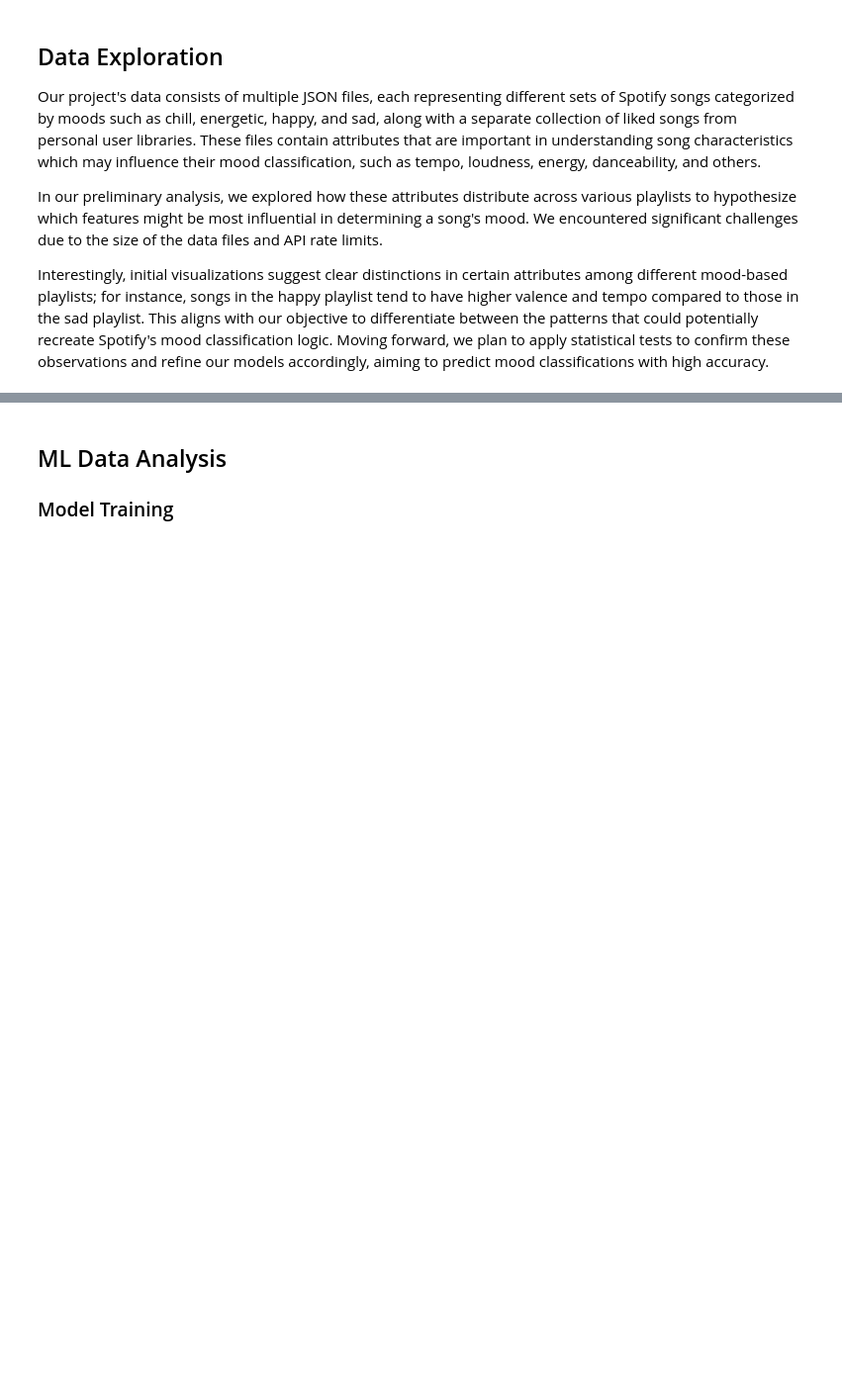
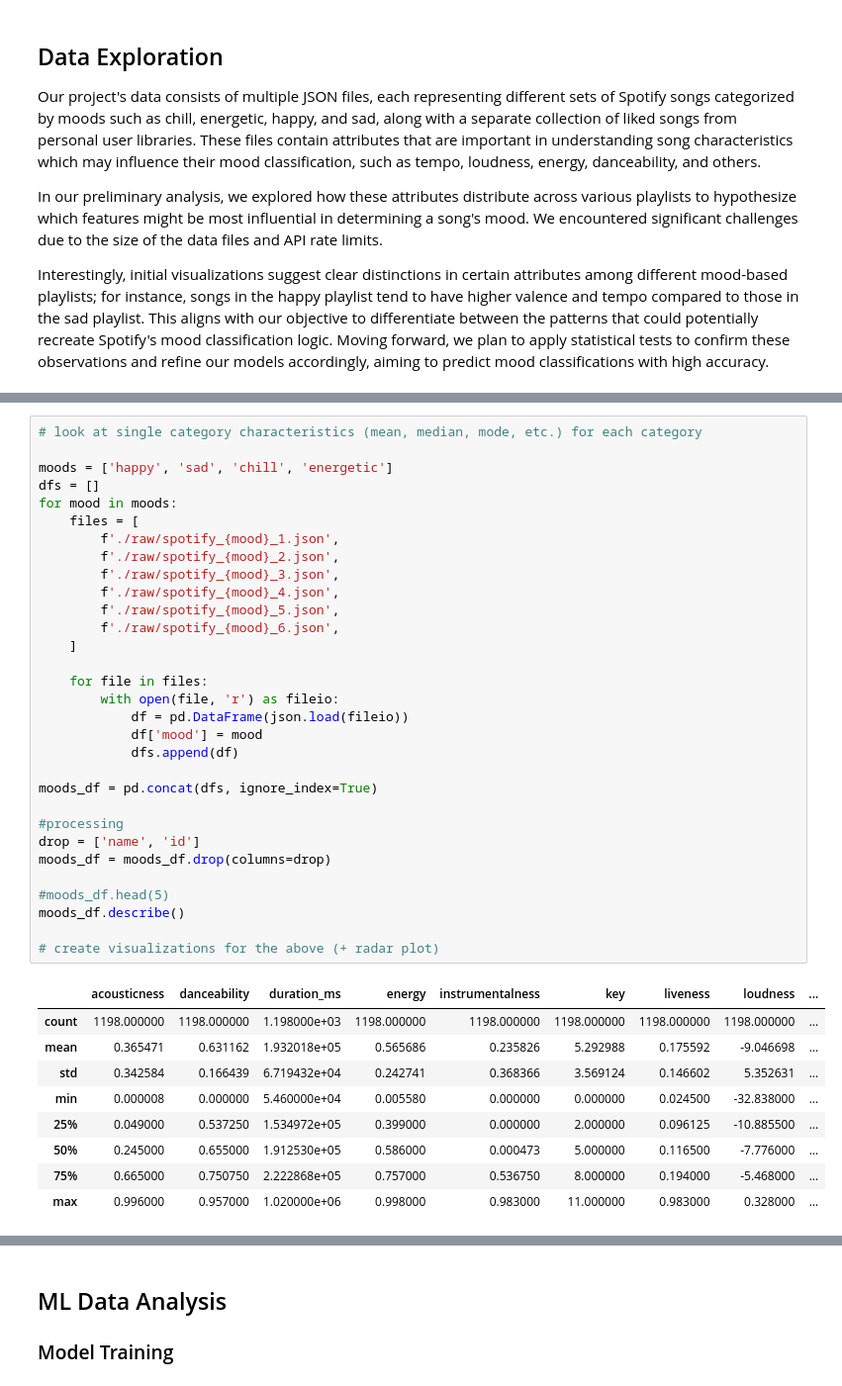
Before and after one commit to cs418-fa24/project-check-in-team-11, a Jupyter notebook: progress_report.ipynb, the cells around one changed output, grey strips where cells are left out. Shown at 99% size. Saved outputs shown, nothing was run; the diff lists cells and outputs as text; blank space fills up the shorter version.

```diff
--- a/progress_report.ipynb
+++ b/progress_report.ipynb
@@ -197,0 +239,41 @@ Interestingly, initial visualizations suggest clear distinctions in certain attr
+# %%
+# look at single category characteristics (mean, median, mode, etc.) for each category
+
+moods = ['happy', 'sad', 'chill', 'energetic']
+dfs = []
+for mood in moods:
+    files = [
+        f'./raw/spotify_{mood}_1.json',
+        f'./raw/spotify_{mood}_2.json',
+        f'./raw/spotify_{mood}_3.json',
+        f'./raw/spotify_{mood}_4.json',
+        f'./raw/spotify_{mood}_5.json',
+        f'./raw/spotify_{mood}_6.json',
+    ]
+
+    for file in files:
+        with open(file, 'r') as fileio:
+            df = pd.DataFrame(json.load(fileio))
+            df['mood'] = mood
+            dfs.append(df)
+
+moods_df = pd.concat(dfs, ignore_index=True)
+
+#processing
+drop = ['name', 'id']
+moods_df = moods_df.drop(columns=drop)
+
+#moods_df.head(5)
+moods_df.describe()
+
+# create visualizations for the above (+ radar plot)
+# %% [output]
+|  | acousticness | danceability | duration_ms | energy | instrumentalness | key | liveness | loudness | ... |
+| count | 1198.000000 | 1198.000000 | 1.198000e+03 | 1198.000000 | 1198.000000 | 1198.000000 | 1198.000000 | 1198.000000 | ... |
+| mean | 0.365471 | 0.631162 | 1.932018e+05 | 0.565686 | 0.235826 | 5.292988 | 0.175592 | -9.046698 | ... |
+| std | 0.342584 | 0.166439 | 6.719432e+04 | 0.242741 | 0.368366 | 3.569124 | 0.146602 | 5.352631 | ... |
+| min | 0.000008 | 0.000000 | 5.460000e+04 | 0.005580 | 0.000000 | 0.000000 | 0.024500 | -32.838000 | ... |
+| 25% | 0.049000 | 0.537250 | 1.534972e+05 | 0.399000 | 0.000000 | 2.000000 | 0.096125 | -10.885500 | ... |
+| 50% | 0.245000 | 0.655000 | 1.912530e+05 | 0.586000 | 0.000473 | 5.000000 | 0.116500 | -7.776000 | ... |
+| 75% | 0.665000 | 0.750750 | 2.222868e+05 | 0.757000 | 0.536750 | 8.000000 | 0.194000 | -5.468000 | ... |
+| max | 0.996000 | 0.957000 | 1.020000e+06 | 0.998000 | 0.983000 | 11.000000 | 0.983000 | 0.328000 | ... |
```
Also changed, not shown: parts of 8 cells of this notebook.
